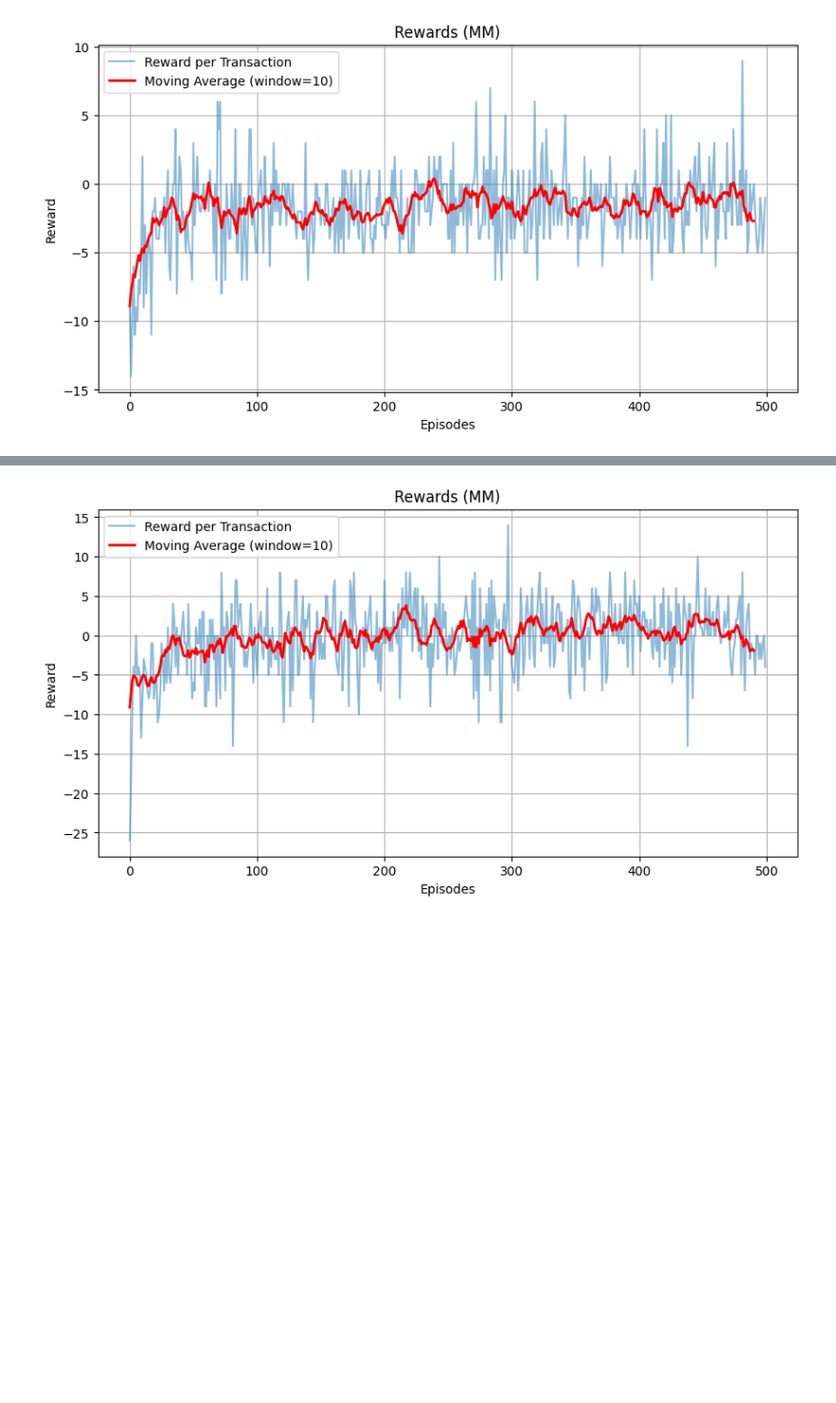
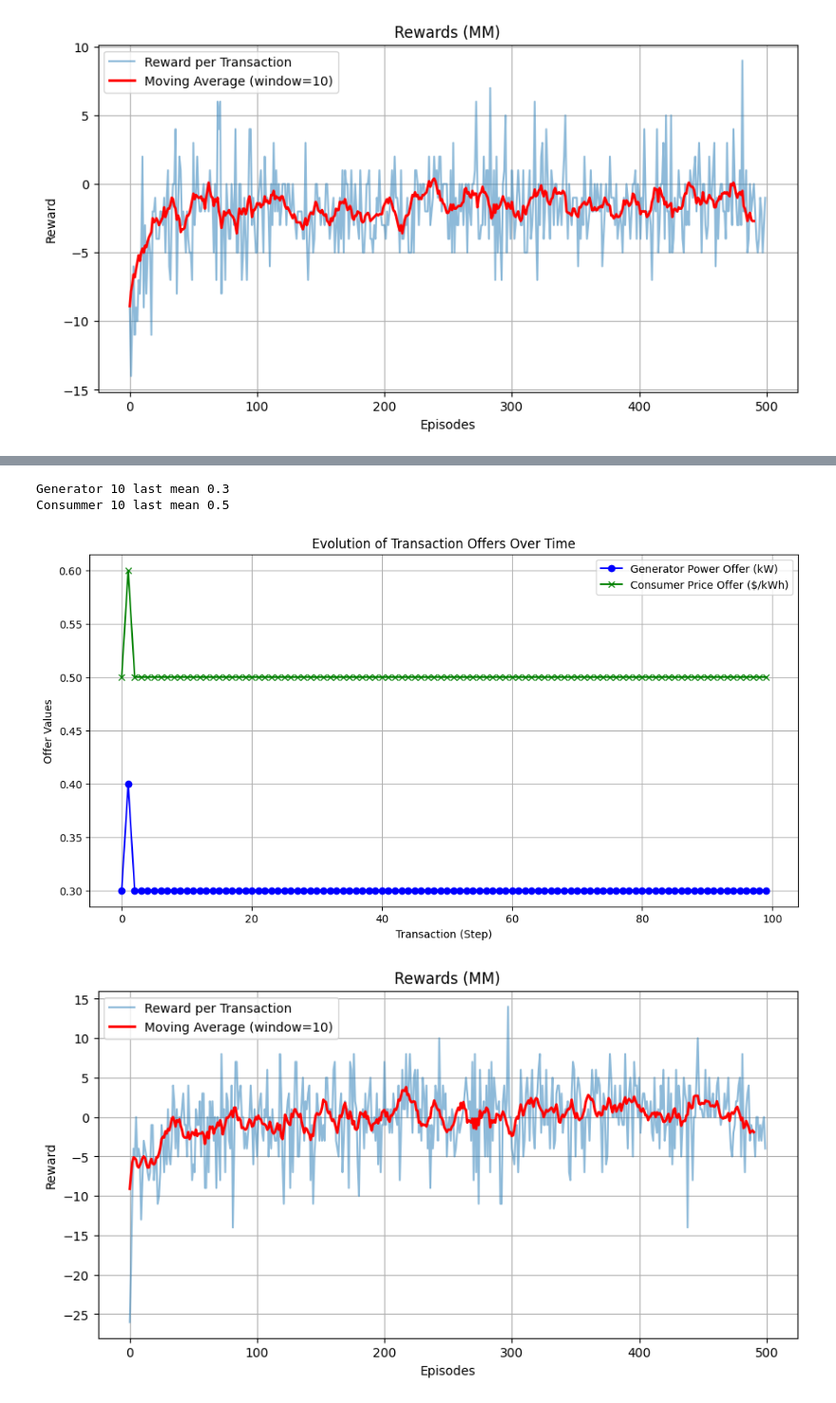
Before and after one commit to juanpabmedina/master_thesis, a Jupyter notebook: algorithms/p2p_energy_game_gpt/soccer_game_gpt.ipynb, the cells around one changed output, grey strips where cells are left out. Shown at 95% size. Cells and saved outputs as stored; diff of their text form; code cells hidden in the pictures; blank space fills up the shorter version.

```diff
--- a/algorithms/p2p_energy_game_gpt/soccer_game_gpt.ipynb
+++ b/algorithms/p2p_energy_game_gpt/soccer_game_gpt.ipynb
@@ -155,3 +161,9 @@ Mean point: (0.3042, 0.5365), Value; 0.7082537126086029
+# %%
+evaluate(agC_MC, trained_agent_G, eval_params, plot=True)
+# %% [output]
+Generator 10 last mean 0.3
+Consummer 10 last mean 0.5
+[figure, added]
 # %%
 
 # Cargar
```
Also changed, not shown: parts of 4 cells of this notebook, 3 other files.
